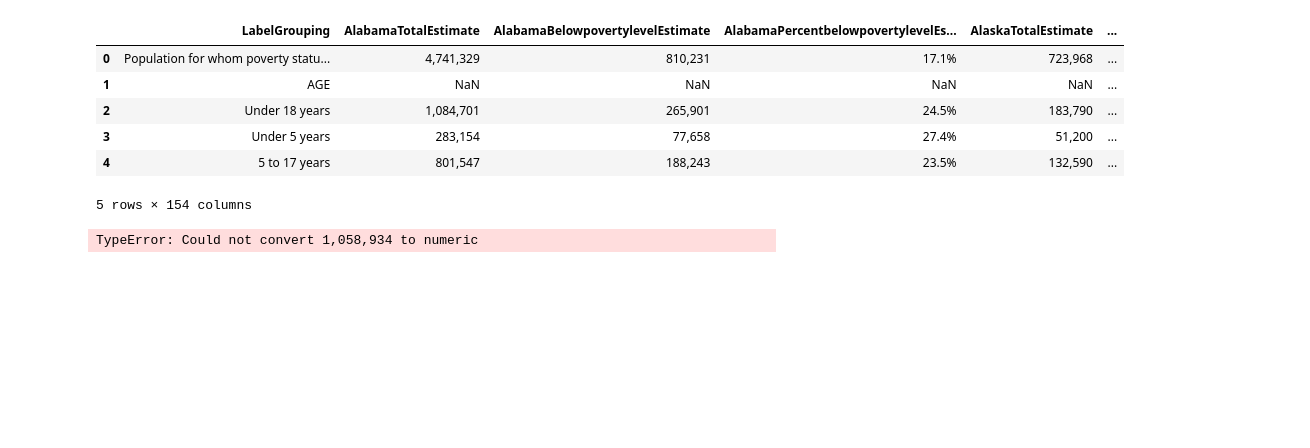
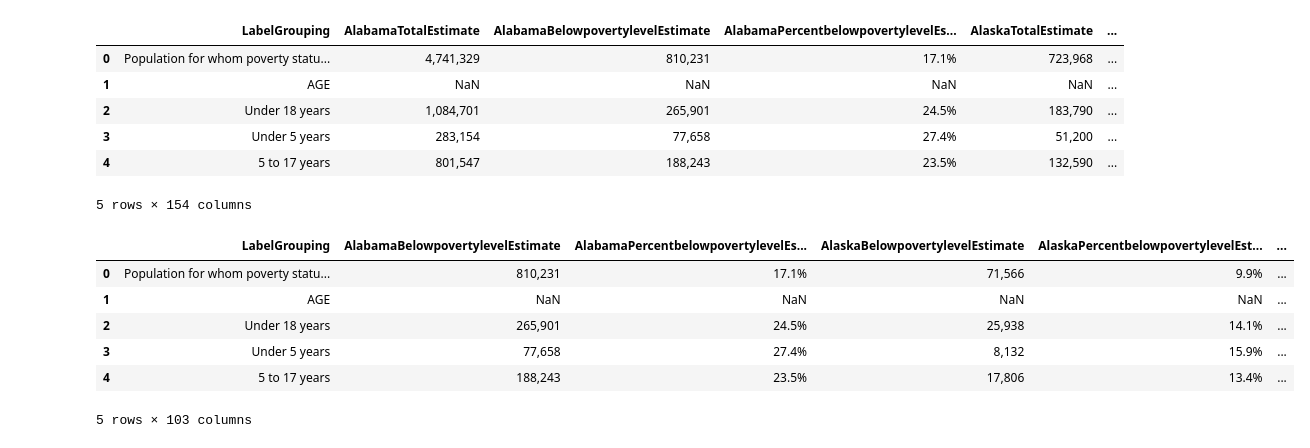
Before and after one commit to gabbycjames/DataScience_Capstone, a Jupyter notebook: DataWrangling2.ipynb, the cells around one changed output. Saved outputs shown, nothing was run; the diff lists cells and outputs as text; code cells hidden in the pictures; blank space fills up the shorter version.

```diff
--- a/DataWrangling2.ipynb
+++ b/DataWrangling2.ipynb
@@ -921,7 +921,19 @@ demo.head()
 | 3 | Under 5 years | 283,154 | 77,658 | 27.4% | 51,200 | ... |
 | 4 | 5 to 17 years | 801,547 | 188,243 | 23.5% | 132,590 | ... |
 5 rows × 154 columns
+# %%
+demo_pov = demo
 # %%
-pivot_demo = demo.pivot_table(index='LabelGrouping')
+drop = demo_pov.columns[demo_pov.columns.str.contains('TotalEstimate')]
-# %% [output]
-TypeError: Could not convert 1,058,934 to numeric
+# %%
+demo_pov = demo_pov.drop(drop, axis=1)
+# %%
+demo_pov.head()
+# %% [output]
+|  | LabelGrouping | AlabamaBelowpovertylevelEstimate | AlabamaPercentbelowpovertylevelEs... | AlaskaBelowpovertylevelEstimate | AlaskaPercentbelowpovertylevelEst... | ... |
+| 0 | Population for whom poverty statu... | 810,231 | 17.1% | 71,566 | 9.9% | ... |
+| 1 | AGE | NaN | NaN | NaN | NaN | ... |
+| 2 | Under 18 years | 265,901 | 24.5% | 25,938 | 14.1% | ... |
+| 3 | Under 5 years | 77,658 | 27.4% | 8,132 | 15.9% | ... |
+| 4 | 5 to 17 years | 188,243 | 23.5% | 17,806 | 13.4% | ... |
+5 rows × 103 columns
```
Also changed, not shown: parts of 1 cell of this notebook.
